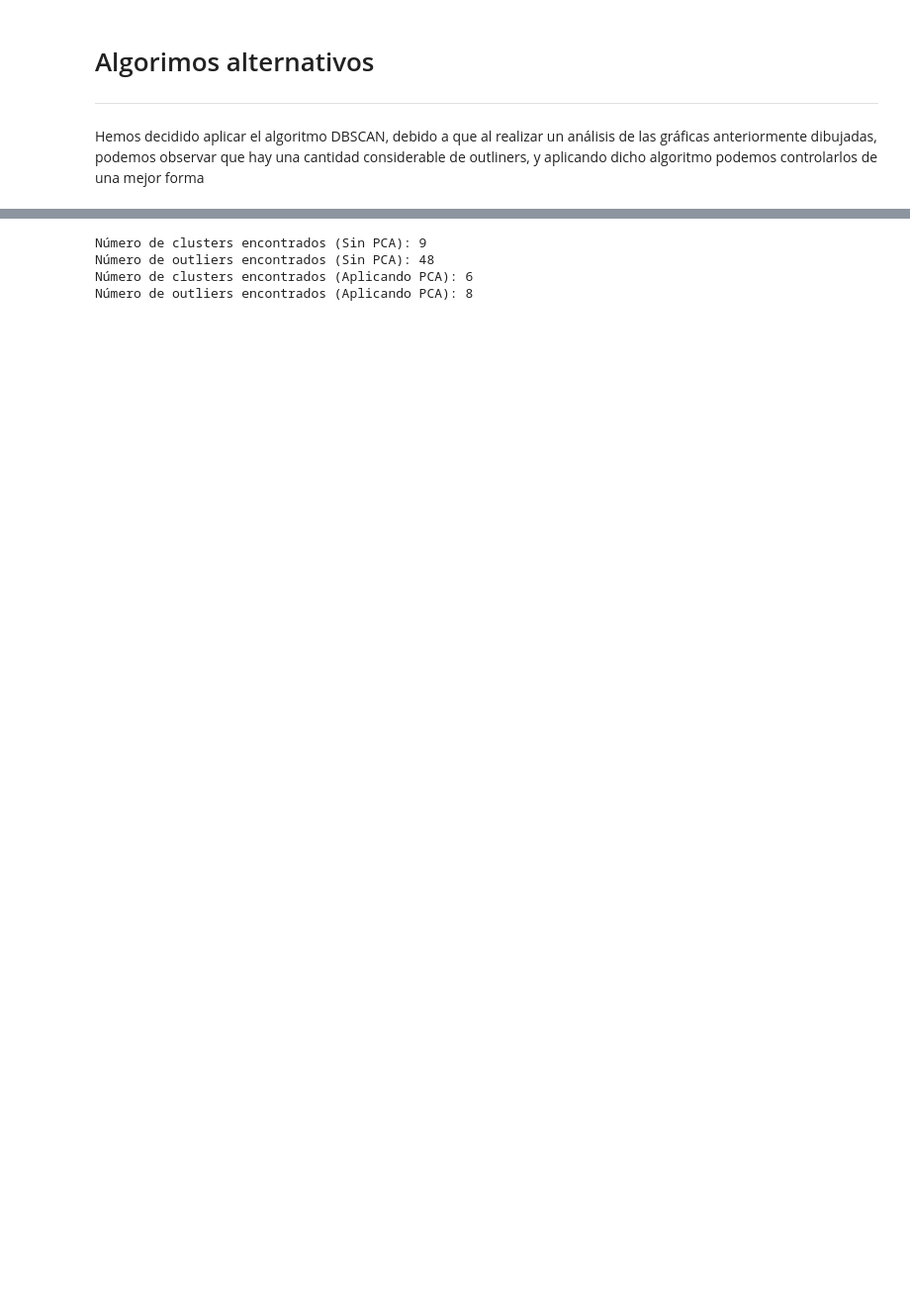
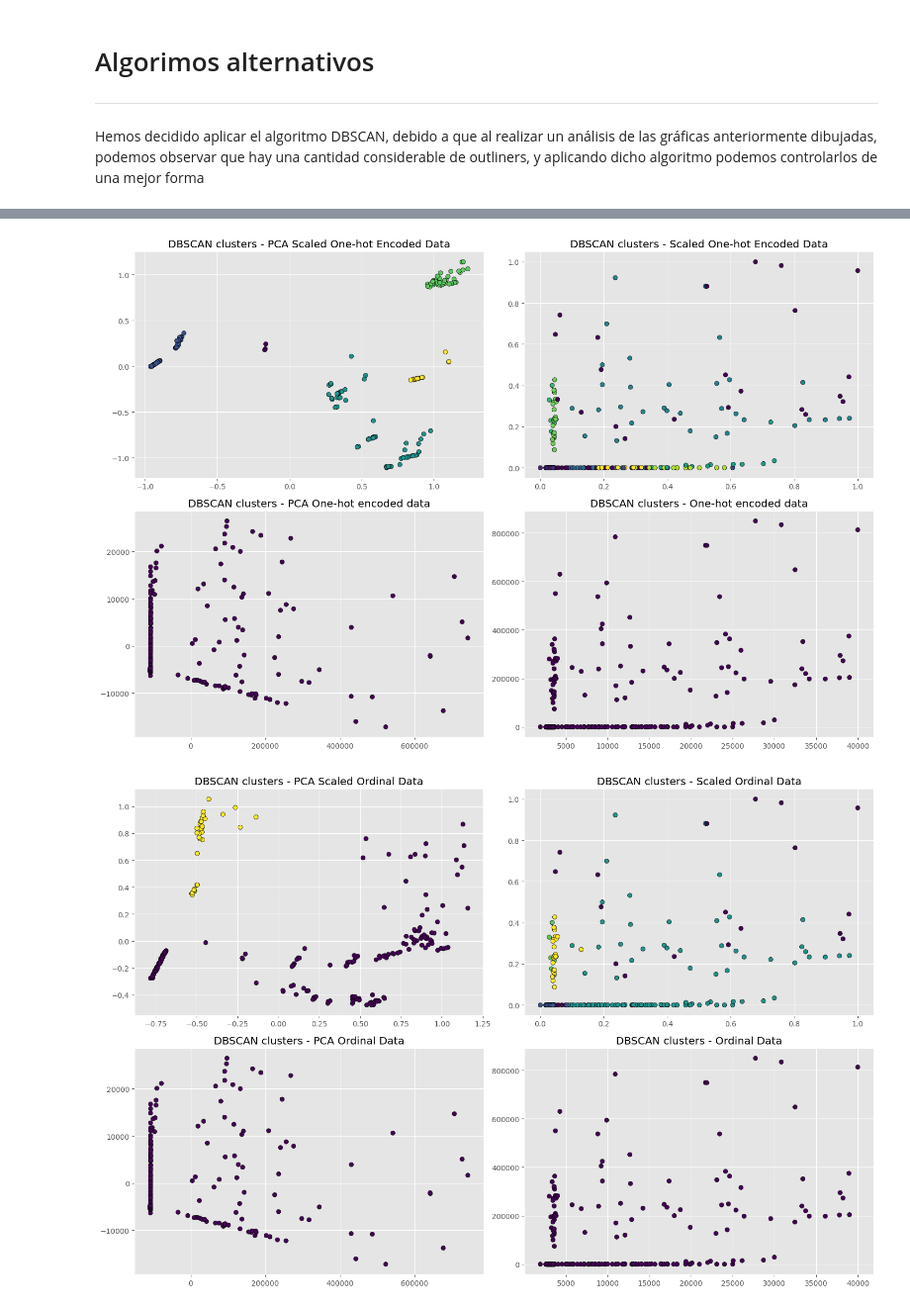
Before and after one commit to V1centeB/Aprendizaje_Automatico-P2-G1, a Jupyter notebook: model.ipynb, the cells around one changed output, grey strips where cells are left out. Shown at 99% size. Saved outputs shown, nothing was run; the diff lists cells and outputs as text; code cells hidden in the pictures; blank space fills up the shorter version.

```diff
--- a/model.ipynb
+++ b/model.ipynb
@@ -602,21 +507,42 @@ Número de outliers encontrados: 8
-# %%
-# Número de clusters y observaciones "outliers" sin aplicar PCA
-# ==============================================================================
-n_clusters = len(set(labels)) - (1 if -1 in labels else 0)
-n_noise    = list(labels).count(-1)
-
-print(f'Número de clusters encontrados (Sin PCA): {n_clusters}')
-print(f'Número de outliers encontrados (Sin PCA): {n_noise}')
-
-# Número de clusters y observaciones "outliers aplicando PCA"
-# ==============================================================================
-n_clusters = len(set(labels_pca)) - (1 if -1 in labels_pca else 0)
-n_noise    = list(labels_pca).count(-1)
-
-print(f'Número de clusters encontrados (Aplicando PCA): {n_clusters}')
-print(f'Número de outliers encontrados (Aplicando PCA): {n_noise}')
-# %% [output]
-Número de clusters encontrados (Sin PCA): 9
-Número de outliers encontrados (Sin PCA): 48
-Número de clusters encontrados (Aplicando PCA): 6
-Número de outliers encontrados (Aplicando PCA): 8
+# %%
+from sklearn.cluster import DBSCAN
+
+def compare_dbscan(X, eps=0.3):
+    """Función que aplica DBSCAN y devuelve las predicciones"""
+    dbscan = DBSCAN(eps=eps)
+    dbscan_pred = dbscan.fit_predict(X)
+    return dbscan_pred
+
+def plot_clusters(X1, X2, X3, X4, dbscan_pred1, dbscan_pred2, dbscan_pred3, dbscan_pred4, name1, name2, name3, name4):
+    """Función que dibuja clusters"""
+    fig, axs = plt.subplots(2, 2, figsize=(15, 10))
+
+    axs[0, 0].scatter(X1[:,0], X1[:,1], c=dbscan_pred1, marker='o', edgecolor='black')
+    axs[0, 0].set_title('DBSCAN clusters - ' + name1)
+
+    axs[0, 1].scatter(X2[:,0], X2[:,1], c=dbscan_pred2, marker='o', edgecolor='black')
+    axs[0, 1].set_title('DBSCAN clusters - ' + name2)
+
+    axs[1, 0].scatter(X3[:,0], X3[:,1], c=dbscan_pred3, marker='o', edgecolor='black')
+    axs[1, 0].set_title('DBSCAN clusters - ' + name3)
+
+    axs[1, 1].scatter(X4[:,0], X4[:,1], c=dbscan_pred4, marker='o', edgecolor='black')
+    axs[1, 1].set_title('DBSCAN clusters - ' + name4)
+
+    plt.tight_layout()
+    plt.show()
+
+# Llamamos a la función con los datos
+for i in range(0, len(datasets), 4):
+    X1, clusters_dict1, name1 = datasets[i]
+    X2, clusters_dict2, name2 = datasets[i+1]
+    X3, clusters_dict3, name3 = datasets[i+2]
+    X4, clusters_dict4, name4 = datasets[i+3]
+    dbscan_pred1 = compare_dbscan(X1)
+    dbscan_pred2 = compare_dbscan(X2)
+    dbscan_pred3 = compare_dbscan(X3)
+    dbscan_pred4 = compare_dbscan(X4)
+    plot_clusters(X1, X2, X3, X4, dbscan_pred1, dbscan_pred2, dbscan_pred3, dbscan_pred4, name1, name2, name3, name4)
+# %% [output]
+[figure, added]
+[figure, added]
```
Also changed, not shown: parts of 7 cells of this notebook.
